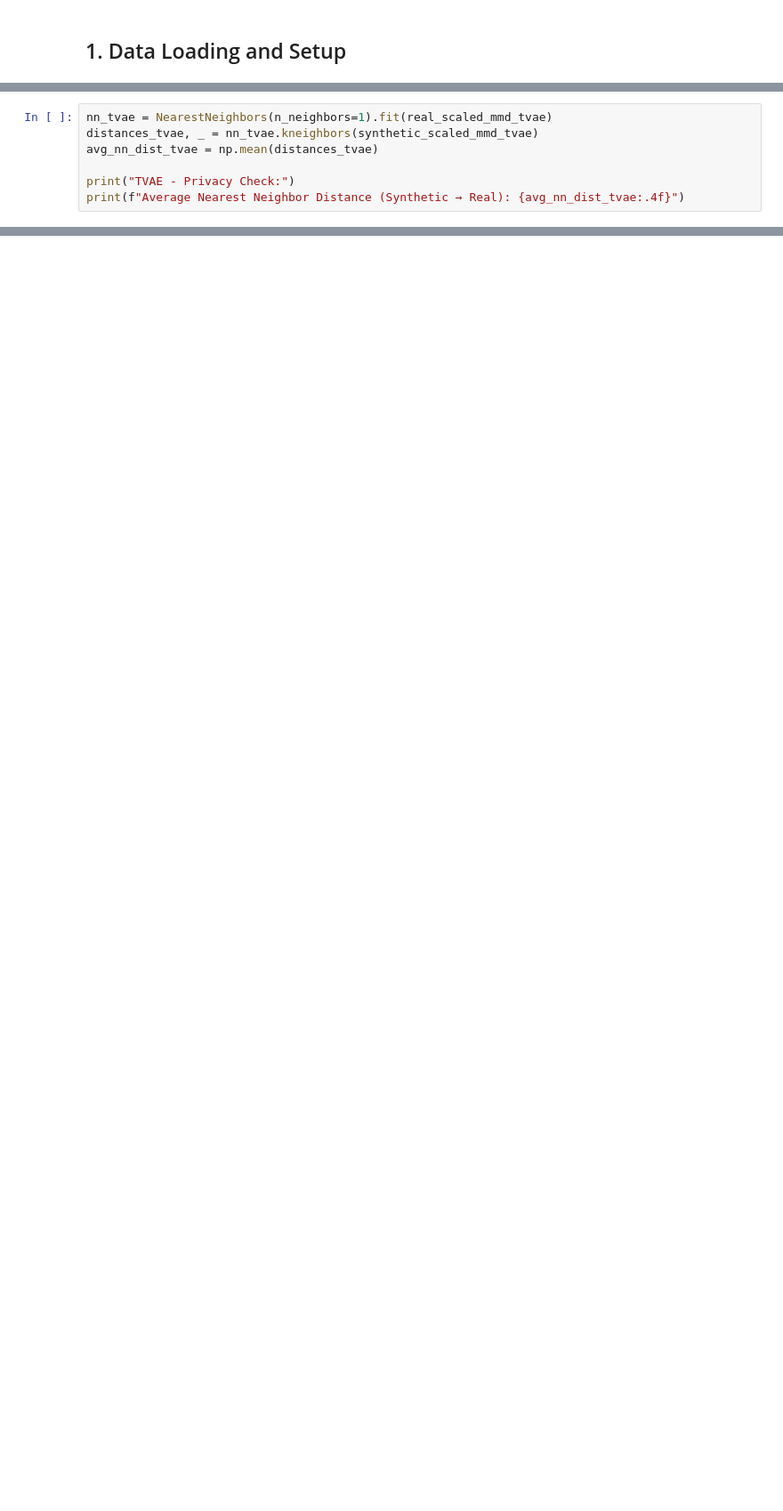
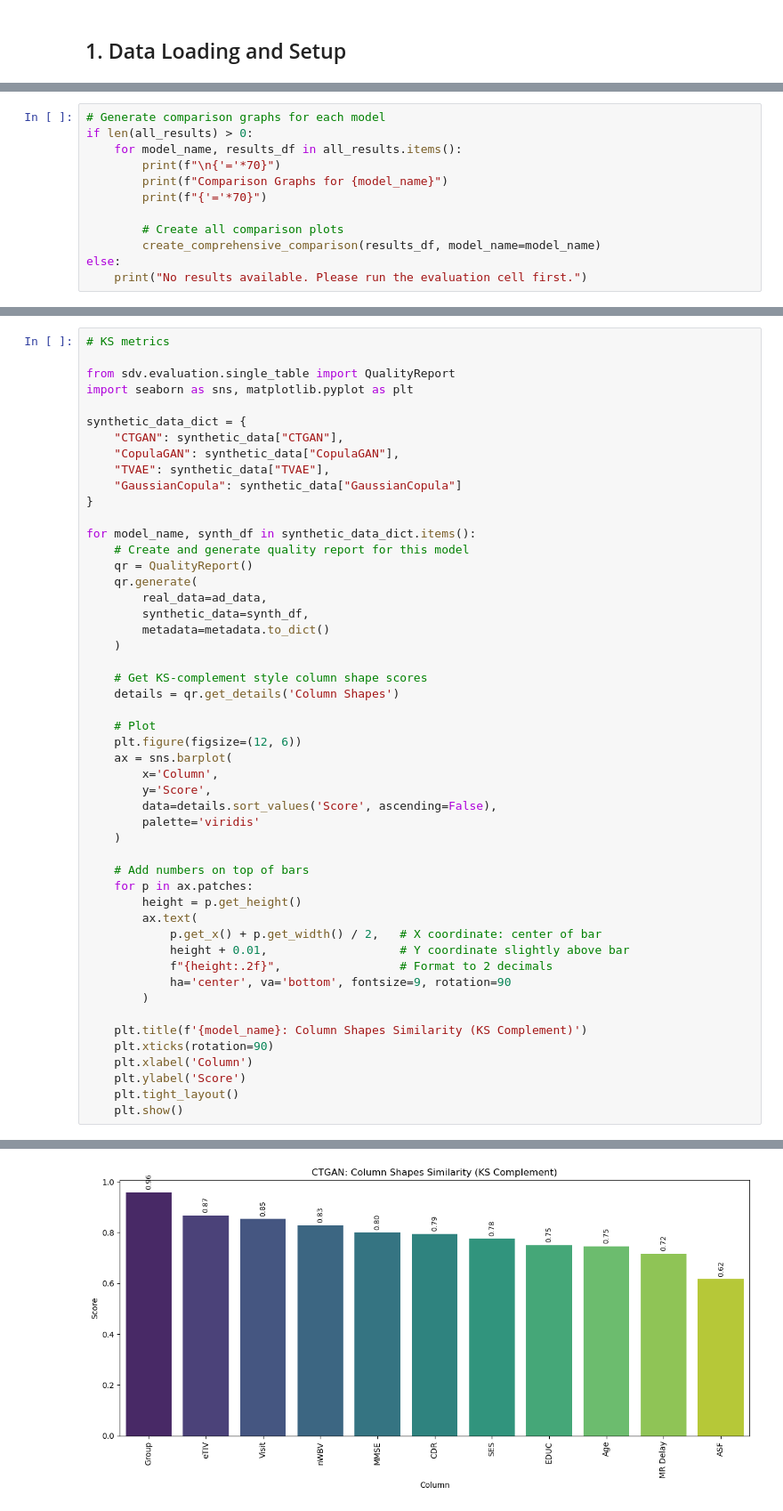
Before and after one commit to bdsul/Synthetic-data_Audit, a Jupyter notebook: Notebooks/notebook_ad_dataset.ipynb, the cells around one changed output, grey strips where cells are left out. Shown at 89% size. Cells and saved outputs as stored; diff of their text form; blank space fills up the shorter version.

```diff
--- a/Notebooks/notebook_ad_dataset.ipynb
+++ b/Notebooks/notebook_ad_dataset.ipynb
@@ -1463,7 +12,0 @@ Maximum cosine similarity: 0.9968
-# %%
-nn_tvae = NearestNeighbors(n_neighbors=1).fit(real_scaled_mmd_tvae)
-distances_tvae, _ = nn_tvae.kneighbors(synthetic_scaled_mmd_tvae)
-avg_nn_dist_tvae = np.mean(distances_tvae)
-
-print("TVAE - Privacy Check:")
-print(f"Average Nearest Neighbor Distance (Synthetic → Real): {avg_nn_dist_tvae:.4f}")
@@ -1575,0 +339,12 @@ TVAE - Two-Sample Classifier Accuracy: 0.9538834951456311
+# %%
+# Generate comparison graphs for each model
+if len(all_results) > 0:
+    for model_name, results_df in all_results.items():
+        print(f"\n{'='*70}")
+        print(f"Comparison Graphs for {model_name}")
+        print(f"{'='*70}")
+
+        # Create all comparison plots
+        create_comprehensive_comparison(results_df, model_name=model_name)
+else:
+    print("No results available. Please run the evaluation cell first.")
@@ -1575,0 +596,51 @@ TVAE - Two-Sample Classifier Accuracy: 0.9538834951456311
+# %%
+# KS metrics
+
+from sdv.evaluation.single_table import QualityReport
+import seaborn as sns, matplotlib.pyplot as plt
+
+synthetic_data_dict = {
+    "CTGAN": synthetic_data["CTGAN"],
+    "CopulaGAN": synthetic_data["CopulaGAN"],
+    "TVAE": synthetic_data["TVAE"],
+    "GaussianCopula": synthetic_data["GaussianCopula"]
+}
+
+for model_name, synth_df in synthetic_data_dict.items():
+    # Create and generate quality report for this model
+    qr = QualityReport()
+    qr.generate(
+        real_data=ad_data,
+        synthetic_data=synth_df,
+        metadata=metadata.to_dict()
+    )
+
+    # Get KS-complement style column shape scores
+    details = qr.get_details('Column Shapes')
+
+    # Plot
+    plt.figure(figsize=(12, 6))
+    ax = sns.barplot(
+        x='Column',
+        y='Score',
+        data=details.sort_values('Score', ascending=False),
+        palette='viridis'
+    )
+
+    # Add numbers on top of bars
+    for p in ax.patches:
+        height = p.get_height()
+        ax.text(
+            p.get_x() + p.get_width() / 2,   # X coordinate: center of bar
+            height + 0.01,                   # Y coordinate slightly above bar
+            f"{height:.2f}",                 # Format to 2 decimals
+            ha='center', va='bottom', fontsize=9, rotation=90
+        )
+
+    plt.title(f'{model_name}: Column Shapes Similarity (KS Complement)')
+    plt.xticks(rotation=90)
+    plt.xlabel('Column')
+    plt.ylabel('Score')
+    plt.tight_layout()
+    plt.show()
+# %% [output]
@@ -1575,0 +654 @@ TVAE - Two-Sample Classifier Accuracy: 0.9538834951456311
+[figure, added]
```
Also changed, not shown: parts of 148 cells of this notebook, 12 other files.
